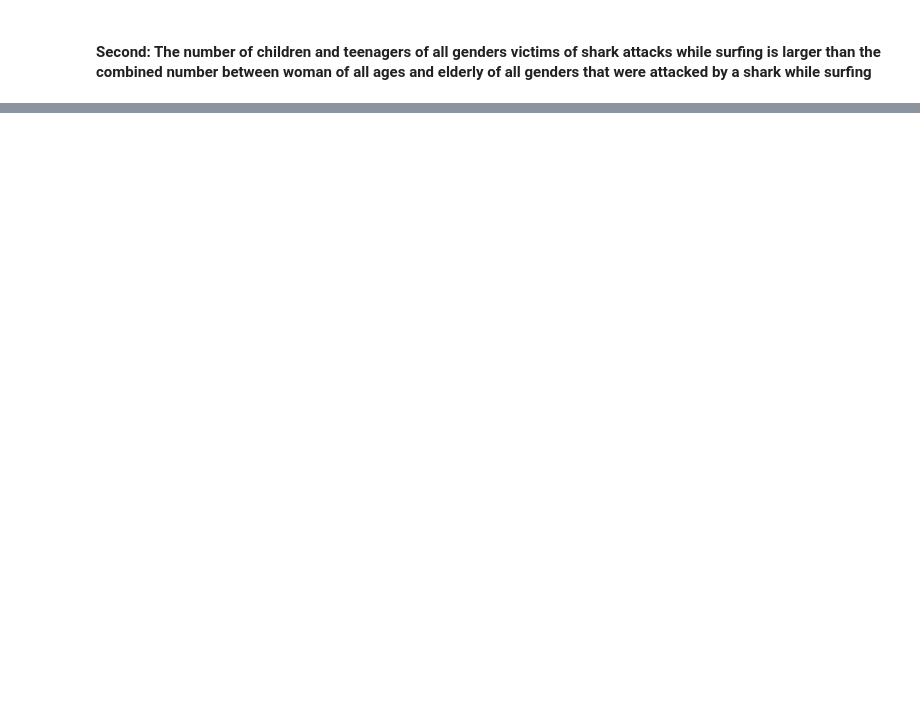
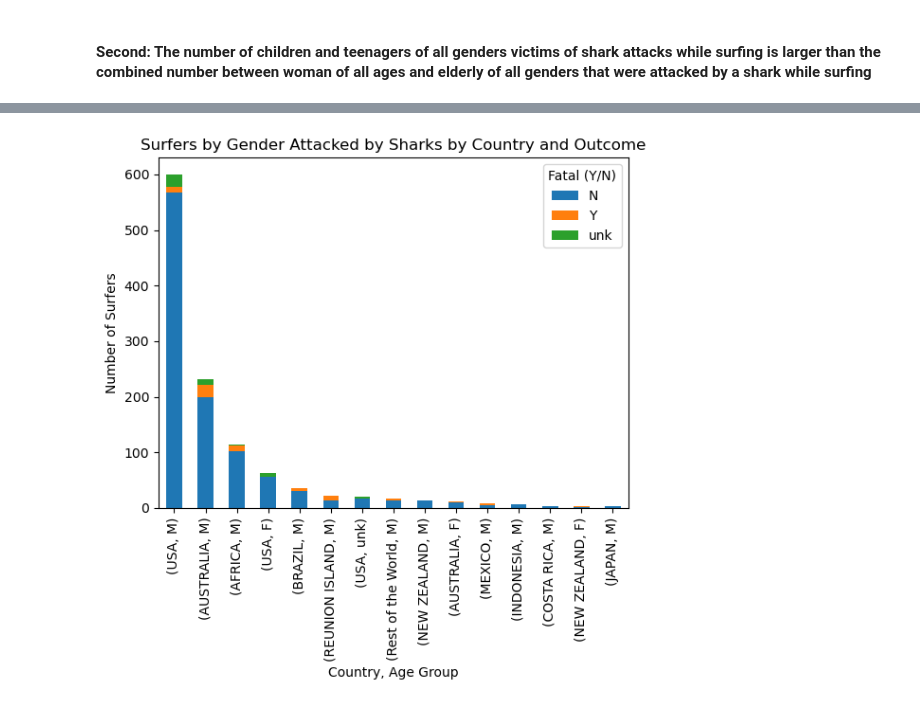
Before and after one commit to Wallace30Rocha/Shark-Attack, a Jupyter notebook: Data_Cleaning_Shark_Attack_WR.ipynb, the cells around one changed output, grey strips where cells are left out. Drawn from its saved outputs; the diff is of its cells as text; code cells hidden in the pictures; blank space fills up the shorter version.

```diff
--- a/Data_Cleaning_Shark_Attack_WR.ipynb
+++ b/Data_Cleaning_Shark_Attack_WR.ipynb
@@ -326,0 +577,10 @@ print(f'\nThe results shows that my second hypothesis - The number of children a
+# %%
+#create a dictionary with the countries that appear the most
+country_dict_pattern = {'.*USA.*': 'USA', '.*AUS.*': 'AUSTRALIA', '.*AFR.*': 'AFRICA', '.*BAH.*': 'BAHAMAS',
+                        '.*PAP.*': 'PAPUA NEW GUINEA', '.*GUI.*': 'PAPUA NEW GUINEA', '.*ZEAL.*': 'NEW ZEALAND',
+                        '.*MEX.*': 'MEXICO', '.*BRA.*': 'BRAZIL', '.*REU.*': 'REUNION ISLAND', '.*ITAL.*': 'ITALY',
+                        '.*FIJ.*': 'FIJI', '.*CALED.*': 'NEW CALEDONIA', '.*PHIL.*': 'PHILIPPINES', '.*EGY*': 'EGYPT',
+                        '.*MOZ.*': 'AFRICA', '.*CUBA.*': 'CUBA', '.*SPAI.*': 'SPAIN', '.*INDIA.*': 'INDIA', '.*JAP.*': 'JAPAN',
+                        '.*PANA.*': 'PANAMA', '.*IRA.*': 'IRAN', '.*ENGL.*': 'ENGLAND', '.*INDO.*': 'INDONESIA',
+                        '.*ONG.*': 'HONG KONG', '.*REE.*': 'GREECE', '.*COSTA RICA.*': 'COSTA RICA', '.*IETN.*': 'VIETNAM',
+                        '.*ANK.*': 'SRI LANKA', '.*TONGA.*': 'TONGA', '.*FRAN.*': 'FRANCE', '.*NIC.*': 'NICARAGUA'}
@@ -326,0 +643,23 @@ print(f'\nThe results shows that my second hypothesis - The number of children a
+# %%
+#include only surfers
+surfers = shark_attacks[shark_attacks['Activity'] == 'surfing']
+
+#group the surfers by country and age group
+group_surfers = surfers.groupby(['Country', 'Sex'])
+
+#count the number of surfers in each age group who suffered a fatal or a non-fatal attack
+count_surfers = group_surfers['Fatal (Y/N)'].value_counts().unstack().fillna(0)
+
+#set the top occurancies
+top_countries = count_surfers.sum(axis = 1).sort_values(ascending = False).head(15)
+count_surfers = count_surfers.loc[top_countries.index]
+
+#create the chart
+count_surfers.plot(kind='bar', stacked=True)
+plt.title('Surfers by Gender Attacked by Sharks by Country and Outcome')
+plt.xlabel('Country, Age Group')
+plt.ylabel('Number of Surfers')
+
+plt.show()
+# %% [output]
+[figure, added]
```
Also changed, not shown: parts of 35 cells of this notebook, 3 other files.
